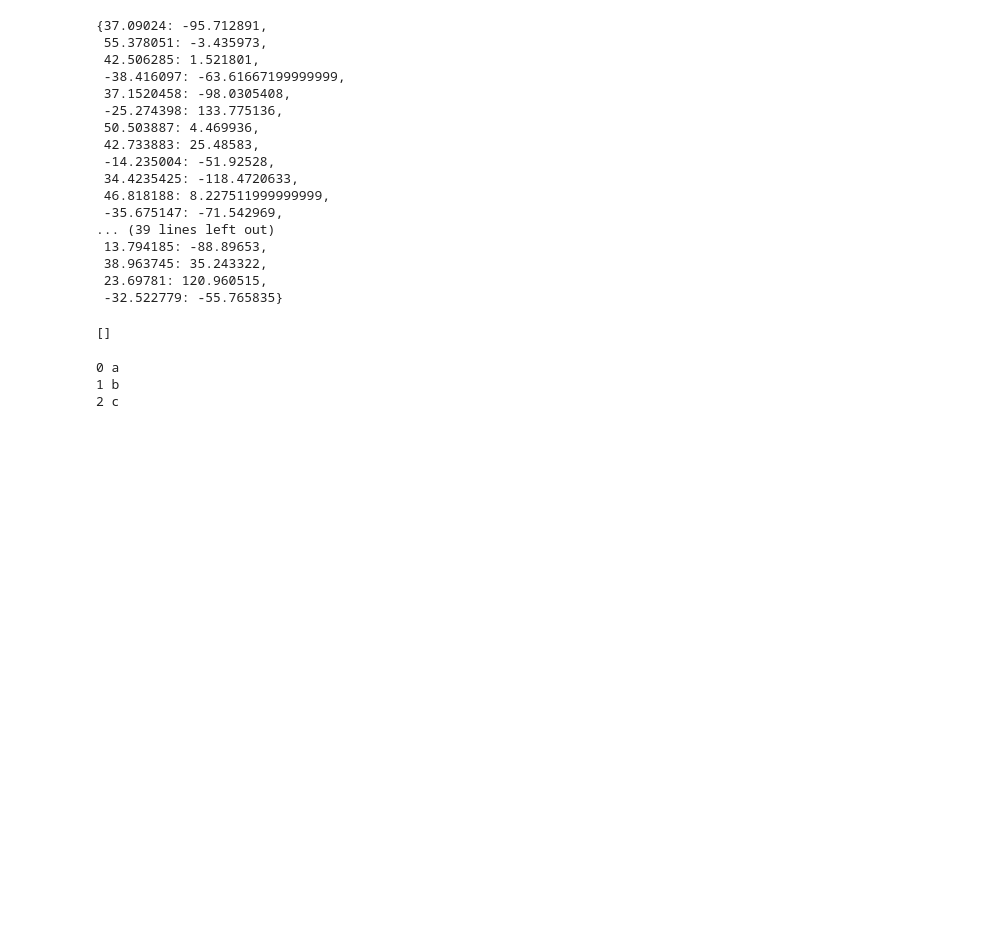
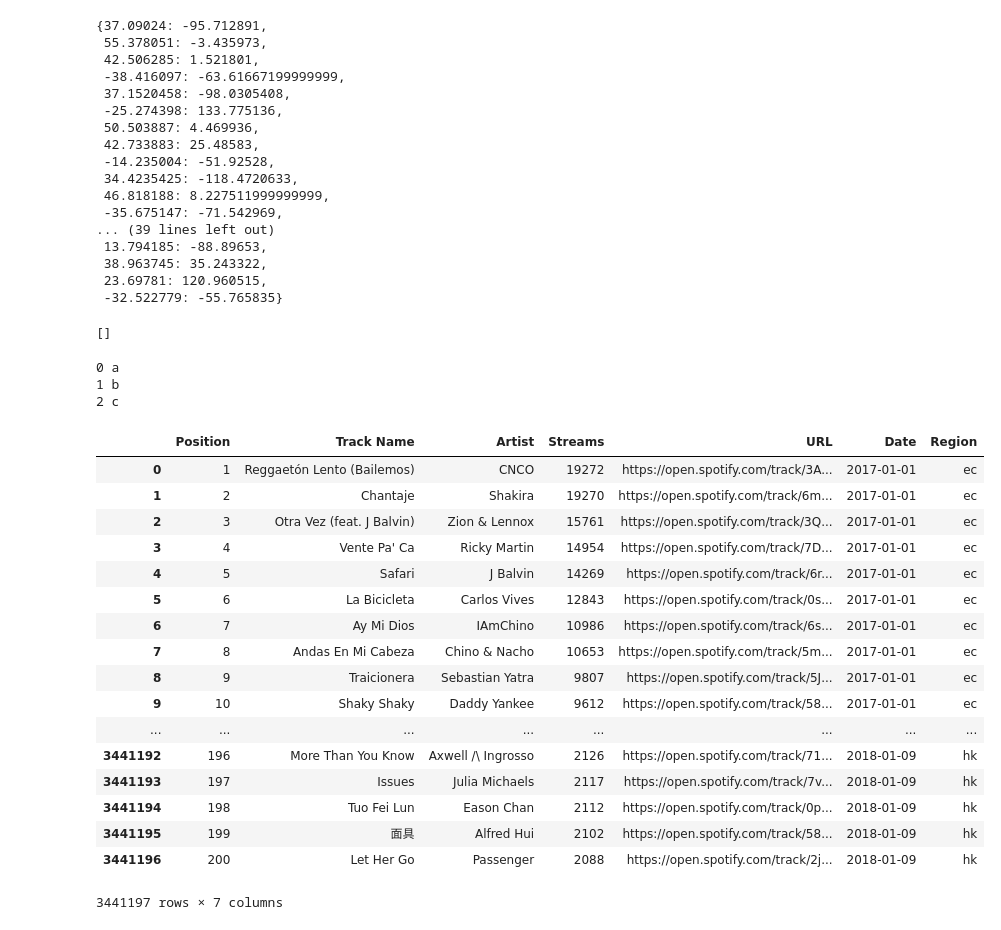
Before and after one commit to Aritra23/Spotify-Visualization, a Jupyter notebook: Lat_Long_Render_API.ipynb, the cells around one changed output. Drawn from its saved outputs; the diff is of its cells as text; code cells hidden in the pictures; blank space fills up the shorter version.

```diff
--- a/Lat_Long_Render_API.ipynb
+++ b/Lat_Long_Render_API.ipynb
@@ -78,0 +85,22 @@ for i, x in enumerate(test):
+# %%
+spotify_df = pd.read_csv(file)
+spotify_df
+# %% [output]
+|  | Position | Track Name | Artist | Streams | URL | Date | Region |
+| 0 | 1 | Reggaetón Lento (Bailemos) | CNCO | 19272 | https://open.spotify.com/track/3A... | 2017-01-01 | ec |
+| 1 | 2 | Chantaje | Shakira | 19270 | https://open.spotify.com/track/6m... | 2017-01-01 | ec |
+| 2 | 3 | Otra Vez (feat. J Balvin) | Zion & Lennox | 15761 | https://open.spotify.com/track/3Q... | 2017-01-01 | ec |
+| 3 | 4 | Vente Pa' Ca | Ricky Martin | 14954 | https://open.spotify.com/track/7D... | 2017-01-01 | ec |
+| 4 | 5 | Safari | J Balvin | 14269 | https://open.spotify.com/track/6r... | 2017-01-01 | ec |
+| 5 | 6 | La Bicicleta | Carlos Vives | 12843 | https://open.spotify.com/track/0s... | 2017-01-01 | ec |
+| 6 | 7 | Ay Mi Dios | IAmChino | 10986 | https://open.spotify.com/track/6s... | 2017-01-01 | ec |
+| 7 | 8 | Andas En Mi Cabeza | Chino & Nacho | 10653 | https://open.spotify.com/track/5m... | 2017-01-01 | ec |
+| 8 | 9 | Traicionera | Sebastian Yatra | 9807 | https://open.spotify.com/track/5J... | 2017-01-01 | ec |
+| 9 | 10 | Shaky Shaky | Daddy Yankee | 9612 | https://open.spotify.com/track/58... | 2017-01-01 | ec |
+| ... | ... | ... | ... | ... | ... | ... | ... |
+| 3441192 | 196 | More Than You Know | Axwell /\ Ingrosso | 2126 | https://open.spotify.com/track/71... | 2018-01-09 | hk |
+| 3441193 | 197 | Issues | Julia Michaels | 2117 | https://open.spotify.com/track/7v... | 2018-01-09 | hk |
+| 3441194 | 198 | Tuo Fei Lun | Eason Chan | 2112 | https://open.spotify.com/track/0p... | 2018-01-09 | hk |
+| 3441195 | 199 | 面具 | Alfred Hui | 2102 | https://open.spotify.com/track/58... | 2018-01-09 | hk |
+| 3441196 | 200 | Let Her Go | Passenger | 2088 | https://open.spotify.com/track/2j... | 2018-01-09 | hk |
+3441197 rows × 7 columns
```
Also changed, not shown: parts of 6 cells of this notebook, 6 other files.
